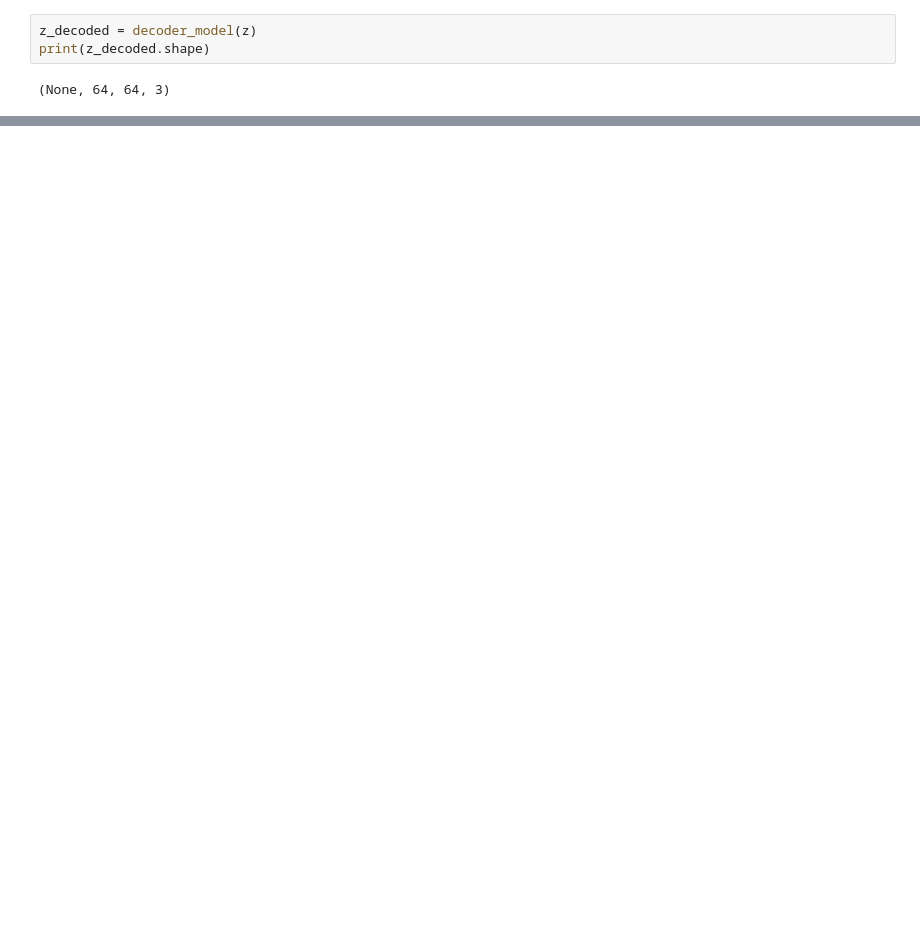
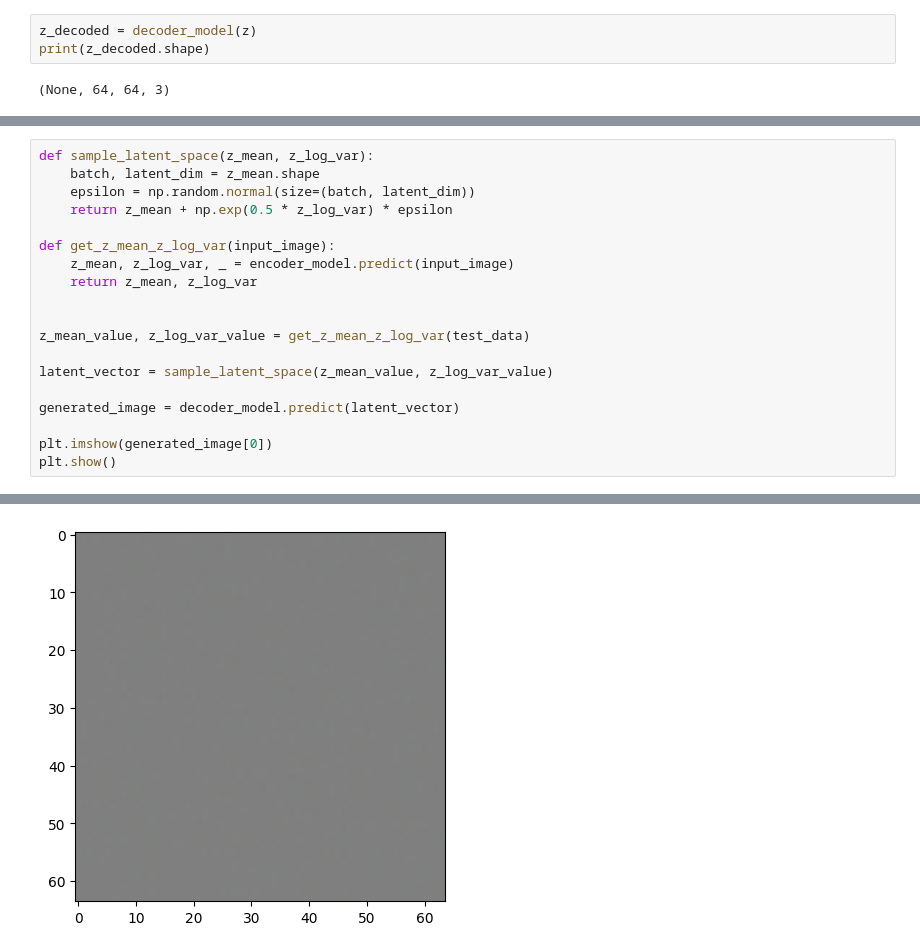
Before and after one commit to rashitiwary/Neural_Project_AA_RS_RT, a Jupyter notebook: Neural_Project_AAE.ipynb, the cells around one changed output, grey strips where cells are left out. Cells and saved outputs as stored; diff of their text form; blank space fills up the shorter version.

```diff
--- a/Neural_Project_AAE.ipynb
+++ b/Neural_Project_AAE.ipynb
@@ -456,0 +388,20 @@ Epoch 5/5
+# %%
+def sample_latent_space(z_mean, z_log_var):
+    batch, latent_dim = z_mean.shape
+    epsilon = np.random.normal(size=(batch, latent_dim))
+    return z_mean + np.exp(0.5 * z_log_var) * epsilon
+
+def get_z_mean_z_log_var(input_image):
+    z_mean, z_log_var, _ = encoder_model.predict(input_image)
+    return z_mean, z_log_var
+
+
+z_mean_value, z_log_var_value = get_z_mean_z_log_var(test_data)
+
+latent_vector = sample_latent_space(z_mean_value, z_log_var_value)
+
+generated_image = decoder_model.predict(latent_vector)
+
+plt.imshow(generated_image[0])
+plt.show()
+# %% [output]
@@ -456,0 +410 @@ Epoch 5/5
+[figure, added]
```
Also changed, not shown: parts of 15 cells of this notebook.
